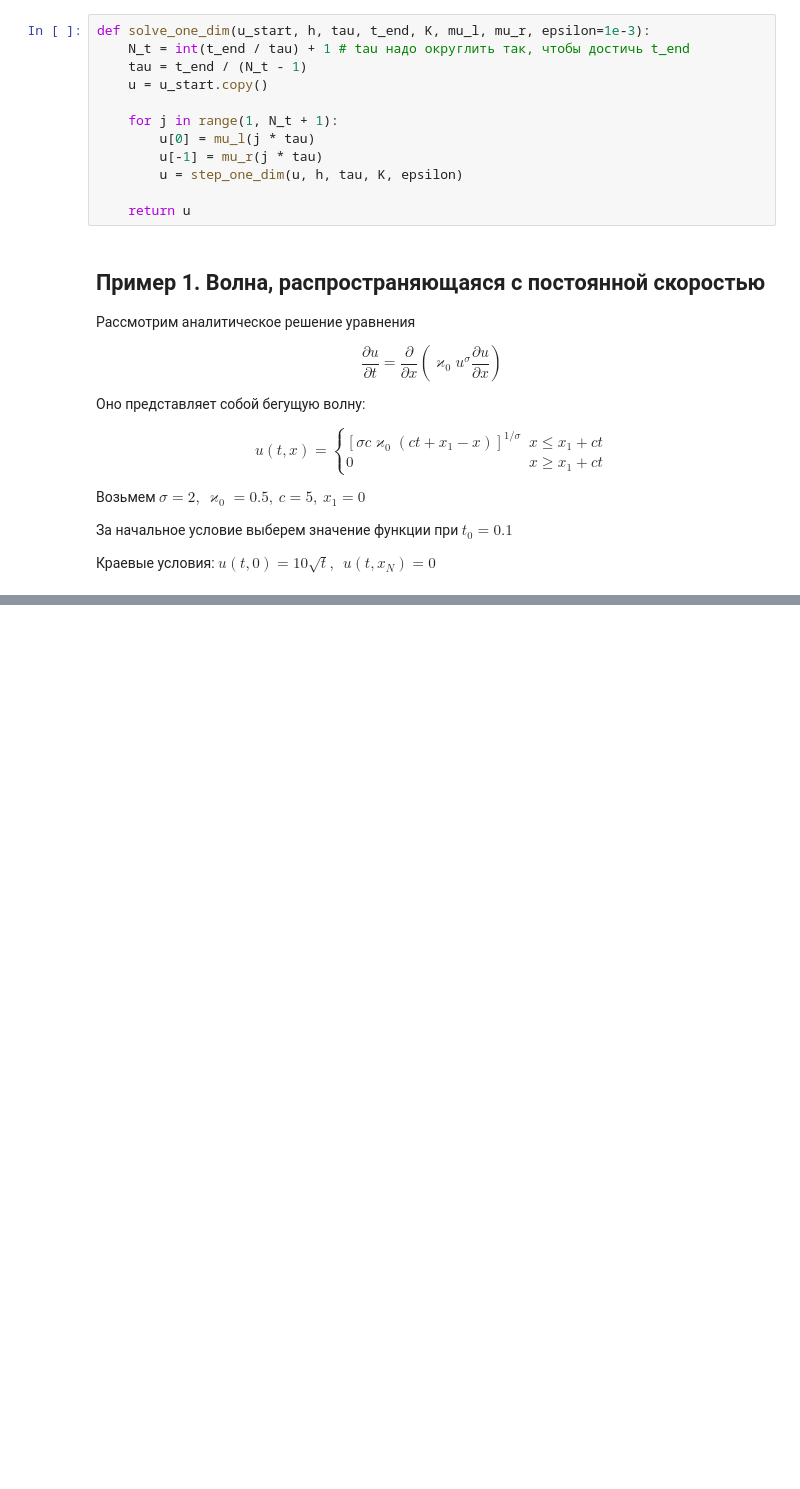
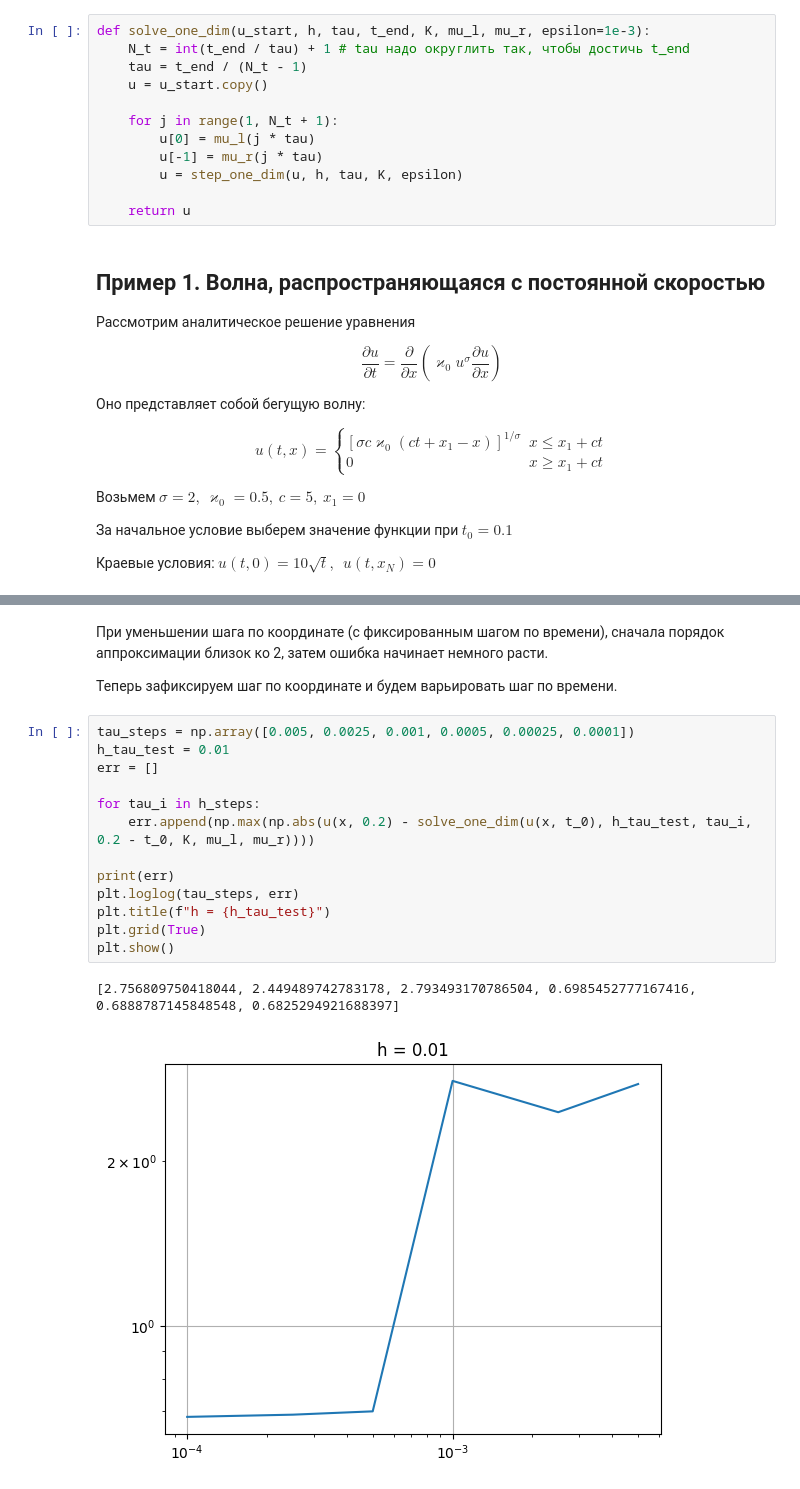
Before and after one commit to Xopppek/heat_equation, a Jupyter notebook: heat_equation.ipynb, the cells around one changed output, grey strips where cells are left out. Drawn from its saved outputs; the diff is of its cells as text; blank space fills up the shorter version.

```diff
--- a/heat_equation.ipynb
+++ b/heat_equation.ipynb
@@ -165,0 +185,20 @@ plt.show()
+# %% [markdown]
+При уменьшении шага по координате (с фиксированным шагом по времени), сначала порядок аппроксимации близок ко 2, затем ошибка начинает немного расти.
+
+Теперь зафиксируем шаг по координате и будем варьировать шаг по времени.
+# %%
+tau_steps = np.array([0.005, 0.0025, 0.001, 0.0005, 0.00025, 0.0001])
+h_tau_test = 0.01
+err = []
+
+for tau_i in h_steps:
+    err.append(np.max(np.abs(u(x, 0.2) - solve_one_dim(u(x, t_0), h_tau_test, tau_i, 0.2 - t_0, K, mu_l, mu_r))))
+
+print(err)
+plt.loglog(tau_steps, err)
+plt.title(f"h = {h_tau_test}")
+plt.grid(True)
+plt.show()
+# %% [output]
+[2.756809750418044, 2.449489742783178, 2.793493170786504, 0.6985452777167416, 0.6888787145848548, 0.6825294921688397]
+[figure, added]
```
Also changed, not shown: parts of 7 cells of this notebook.
